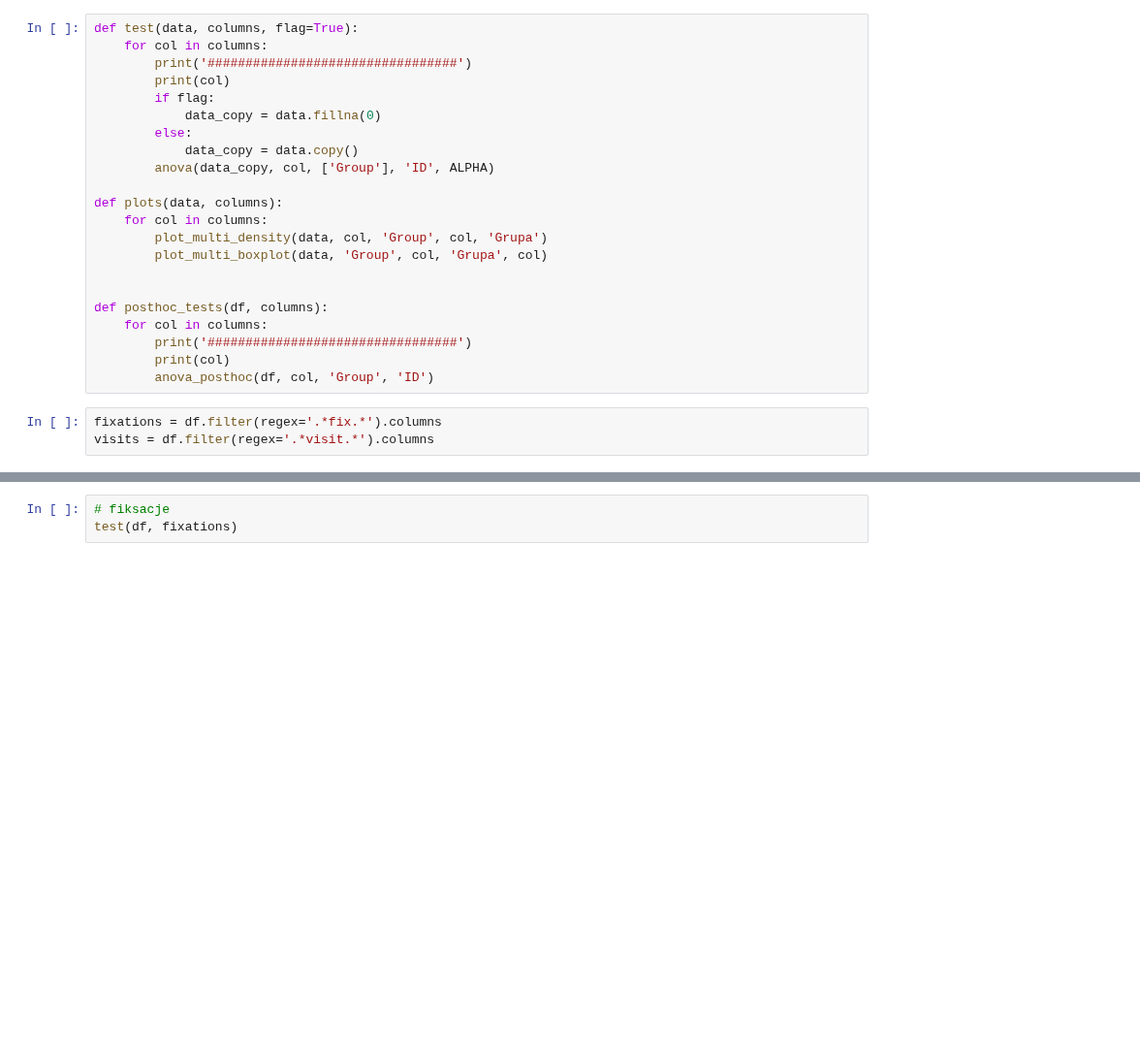
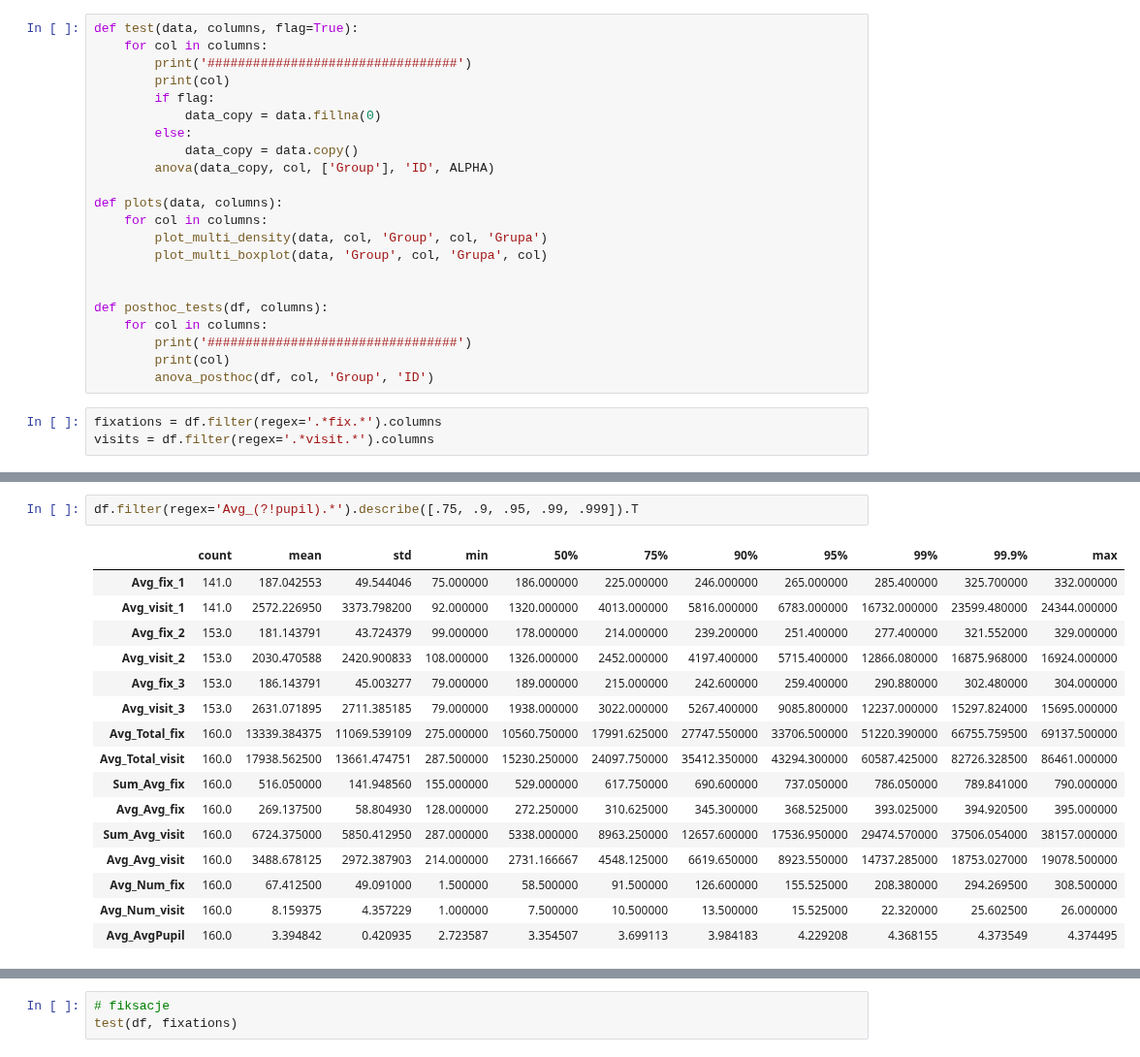
Before and after one commit to MartaSolarz/Master_thesis, a Jupyter notebook: statistical_tests/redundance/8_mapa_tabela_tekst_wykres.ipynb, the cells around one changed output, grey strips where cells are left out. Shown at 97% size. Saved outputs shown, nothing was run; the diff lists cells and outputs as text; blank space fills up the shorter version.

```diff
--- a/statistical_tests/redundance/8_mapa_tabela_tekst_wykres.ipynb
+++ b/statistical_tests/redundance/8_mapa_tabela_tekst_wykres.ipynb
@@ -64,0 +126,19 @@ visits = df.filter(regex='.*visit.*').columns
+# %%
+df.filter(regex='Avg_(?!pupil).*').describe([.75, .9, .95, .99, .999]).T
+# %% [output]
+|  | count | mean | std | min | 50% | 75% | 90% | 95% | 99% | 99.9% | max |
+| Avg_fix_1 | 141.0 | 187.042553 | 49.544046 | 75.000000 | 186.000000 | 225.000000 | 246.000000 | 265.000000 | 285.400000 | 325.700000 | 332.000000 |
+| Avg_visit_1 | 141.0 | 2572.226950 | 3373.798200 | 92.000000 | 1320.000000 | 4013.000000 | 5816.000000 | 6783.000000 | 16732.000000 | 23599.480000 | 24344.000000 |
+| Avg_fix_2 | 153.0 | 181.143791 | 43.724379 | 99.000000 | 178.000000 | 214.000000 | 239.200000 | 251.400000 | 277.400000 | 321.552000 | 329.000000 |
+| Avg_visit_2 | 153.0 | 2030.470588 | 2420.900833 | 108.000000 | 1326.000000 | 2452.000000 | 4197.400000 | 5715.400000 | 12866.080000 | 16875.968000 | 16924.000000 |
+| Avg_fix_3 | 153.0 | 186.143791 | 45.003277 | 79.000000 | 189.000000 | 215.000000 | 242.600000 | 259.400000 | 290.880000 | 302.480000 | 304.000000 |
+| Avg_visit_3 | 153.0 | 2631.071895 | 2711.385185 | 79.000000 | 1938.000000 | 3022.000000 | 5267.400000 | 9085.800000 | 12237.000000 | 15297.824000 | 15695.000000 |
+| Avg_Total_fix | 160.0 | 13339.384375 | 11069.539109 | 275.000000 | 10560.750000 | 17991.625000 | 27747.550000 | 33706.500000 | 51220.390000 | 66755.759500 | 69137.500000 |
+| Avg_Total_visit | 160.0 | 17938.562500 | 13661.474751 | 287.500000 | 15230.250000 | 24097.750000 | 35412.350000 | 43294.300000 | 60587.425000 | 82726.328500 | 86461.000000 |
+| Sum_Avg_fix | 160.0 | 516.050000 | 141.948560 | 155.000000 | 529.000000 | 617.750000 | 690.600000 | 737.050000 | 786.050000 | 789.841000 | 790.000000 |
+| Avg_Avg_fix | 160.0 | 269.137500 | 58.804930 | 128.000000 | 272.250000 | 310.625000 | 345.300000 | 368.525000 | 393.025000 | 394.920500 | 395.000000 |
+| Sum_Avg_visit | 160.0 | 6724.375000 | 5850.412950 | 287.000000 | 5338.000000 | 8963.250000 | 12657.600000 | 17536.950000 | 29474.570000 | 37506.054000 | 38157.000000 |
+| Avg_Avg_visit | 160.0 | 3488.678125 | 2972.387903 | 214.000000 | 2731.166667 | 4548.125000 | 6619.650000 | 8923.550000 | 14737.285000 | 18753.027000 | 19078.500000 |
+| Avg_Num_fix | 160.0 | 67.412500 | 49.091000 | 1.500000 | 58.500000 | 91.500000 | 126.600000 | 155.525000 | 208.380000 | 294.269500 | 308.500000 |
+| Avg_Num_visit | 160.0 | 8.159375 | 4.357229 | 1.000000 | 7.500000 | 10.500000 | 13.500000 | 15.525000 | 22.320000 | 25.602500 | 26.000000 |
+| Avg_AvgPupil | 160.0 | 3.394842 | 0.420935 | 2.723587 | 3.354507 | 3.699113 | 3.984183 | 4.229208 | 4.368155 | 4.373549 | 4.374495 |
```
Also changed, not shown: parts of 13 cells of this notebook.
